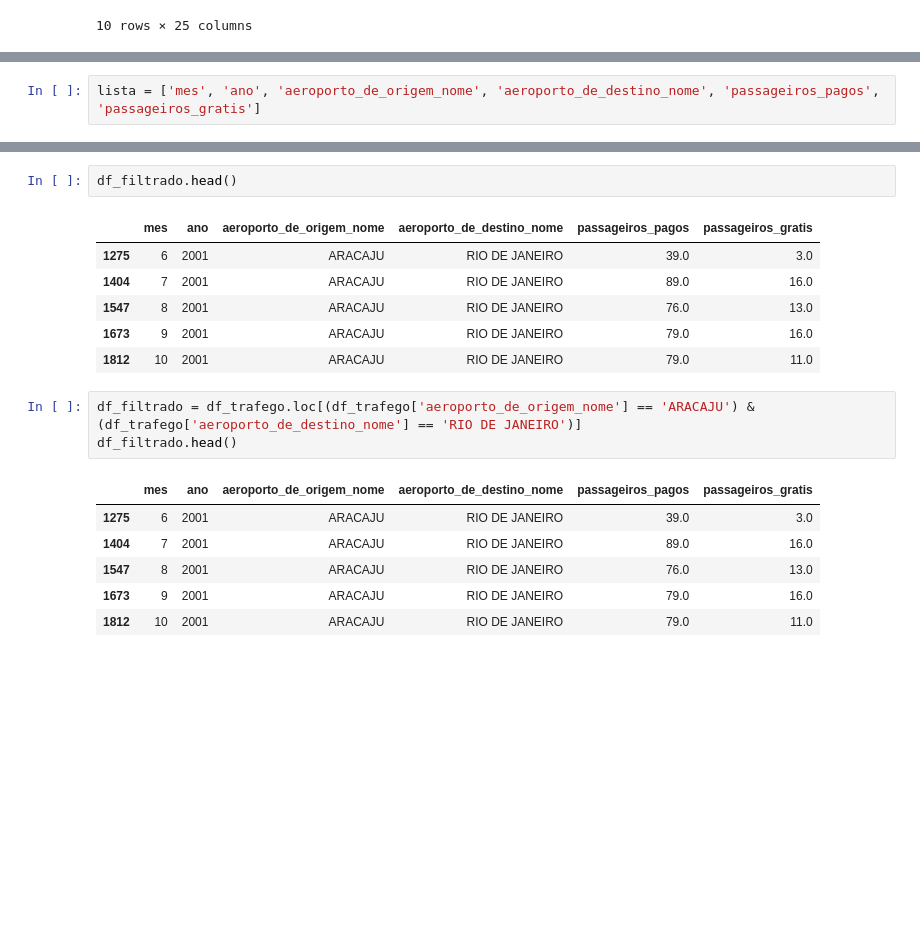
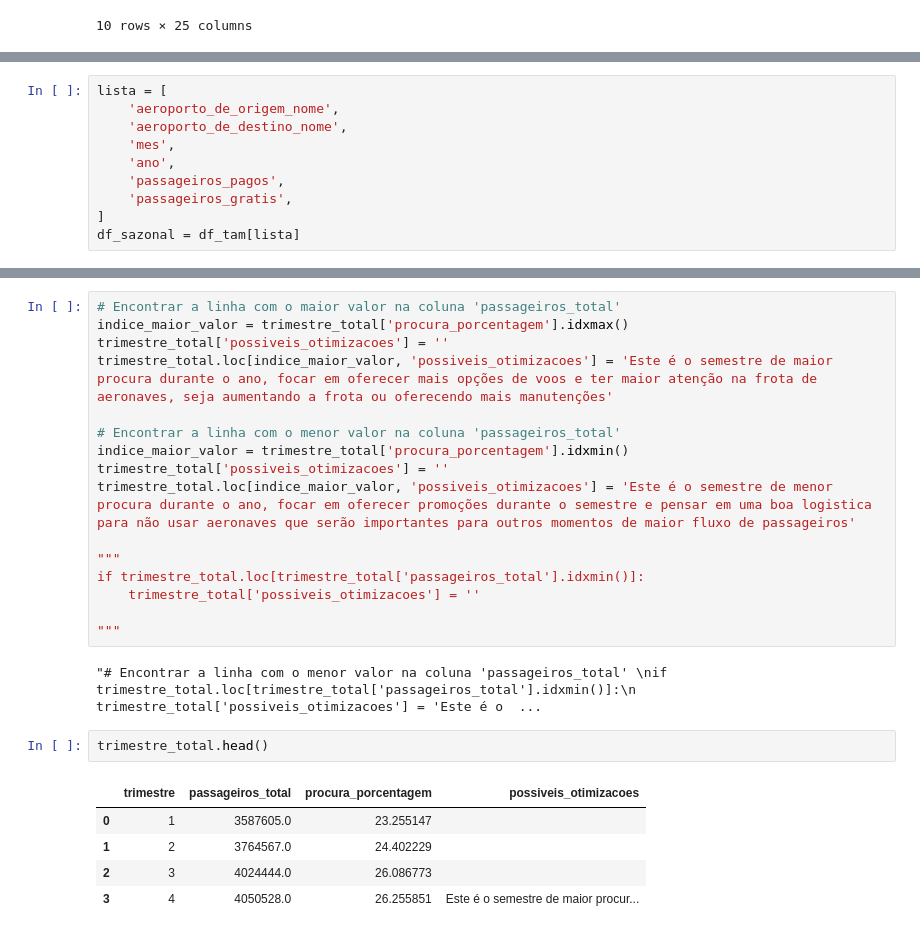
Before and after one commit to Vihelisa/Airlines-Dashboard---Projetos1-IFSP, a Jupyter notebook: teste.ipynb, the cells around one changed output, grey strips where cells are left out. Saved outputs shown, nothing was run; the diff lists cells and outputs as text; blank space fills up the shorter version.

```diff
--- a/teste.ipynb
+++ b/teste.ipynb
@@ -39,2 +58,10 @@ df_tam
 # %%
-lista = ['mes', 'ano', 'aeroporto_de_origem_nome', 'aeroporto_de_destino_nome', 'passageiros_pagos', 'passageiros_gratis']
+lista = [
+    'aeroporto_de_origem_nome',
+    'aeroporto_de_destino_nome',
+    'mes',
+    'ano',
+    'passageiros_pagos',
+    'passageiros_gratis',
+]
+df_sazonal = df_tam[lista]
@@ -164,19 +112,26 @@ else:
+# %%
+# Encontrar a linha com o maior valor na coluna 'passageiros_total'
+indice_maior_valor = trimestre_total['procura_porcentagem'].idxmax()
+trimestre_total['possiveis_otimizacoes'] = ''
+trimestre_total.loc[indice_maior_valor, 'possiveis_otimizacoes'] = 'Este é o semestre de maior procura durante o ano, focar em oferecer mais opções de voos e ter maior atenção na frota de aeronaves, seja aumentando a frota ou oferecendo mais manutenções'
+
+# Encontrar a linha com o menor valor na coluna 'passageiros_total'
+indice_maior_valor = trimestre_total['procura_porcentagem'].idxmin()
+trimestre_total['possiveis_otimizacoes'] = ''
+trimestre_total.loc[indice_maior_valor, 'possiveis_otimizacoes'] = 'Este é o semestre de menor procura durante o ano, focar em oferecer promoções durante o semestre e pensar em uma boa logistica para não usar aeronaves que serão importantes para outros momentos de maior fluxo de passageiros'
+
+"""
+if trimestre_total.loc[trimestre_total['passageiros_total'].idxmin()]:
+    trimestre_total['possiveis_otimizacoes'] = ''
+
+"""
+# %% [output]
+"# Encontrar a linha com o menor valor na coluna 'passageiros_total' \nif trimestre_total.loc[trimestre_total['passageiros_total'].idxmin()]:\n    trimestre_total['possiveis_otimizacoes'] = 'Este é o  ...
 # %%
-df_filtrado.head()
+trimestre_total.head()
 # %% [output]
-|  | mes | ano | aeroporto_de_origem_nome | aeroporto_de_destino_nome | passageiros_pagos | passageiros_gratis |
-| 1275 | 6 | 2001 | ARACAJU | RIO DE JANEIRO | 39.0 | 3.0 |
-| 1404 | 7 | 2001 | ARACAJU | RIO DE JANEIRO | 89.0 | 16.0 |
-| 1547 | 8 | 2001 | ARACAJU | RIO DE JANEIRO | 76.0 | 13.0 |
-| 1673 | 9 | 2001 | ARACAJU | RIO DE JANEIRO | 79.0 | 16.0 |
-| 1812 | 10 | 2001 | ARACAJU | RIO DE JANEIRO | 79.0 | 11.0 |
+|  | trimestre | passageiros_total | procura_porcentagem | possiveis_otimizacoes |
+| 0 | 1 | 3587605.0 | 23.255147 |  |
+| 1 | 2 | 3764567.0 | 24.402229 |  |
+| 2 | 3 | 4024444.0 | 26.086773 |  |
+| 3 | 4 | 4050528.0 | 26.255851 | Este é o semestre de maior procur... |
-# %%
-df_filtrado = df_trafego.loc[(df_trafego['aeroporto_de_origem_nome'] == 'ARACAJU') & (df_trafego['aeroporto_de_destino_nome'] == 'RIO DE JANEIRO')]
-df_filtrado.head()
-# %% [output]
-|  | mes | ano | aeroporto_de_origem_nome | aeroporto_de_destino_nome | passageiros_pagos | passageiros_gratis |
-| 1275 | 6 | 2001 | ARACAJU | RIO DE JANEIRO | 39.0 | 3.0 |
-| 1404 | 7 | 2001 | ARACAJU | RIO DE JANEIRO | 89.0 | 16.0 |
-| 1547 | 8 | 2001 | ARACAJU | RIO DE JANEIRO | 76.0 | 13.0 |
-| 1673 | 9 | 2001 | ARACAJU | RIO DE JANEIRO | 79.0 | 16.0 |
-| 1812 | 10 | 2001 | ARACAJU | RIO DE JANEIRO | 79.0 | 11.0 |
```
Also changed, not shown: parts of 16 cells of this notebook, 5 other files.
